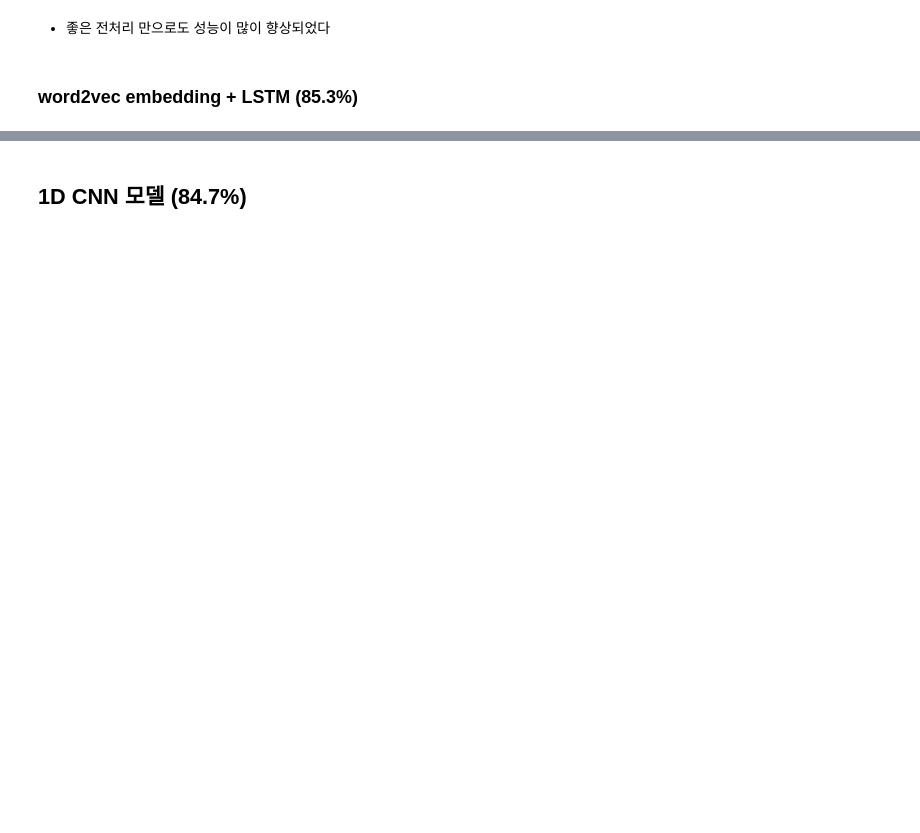
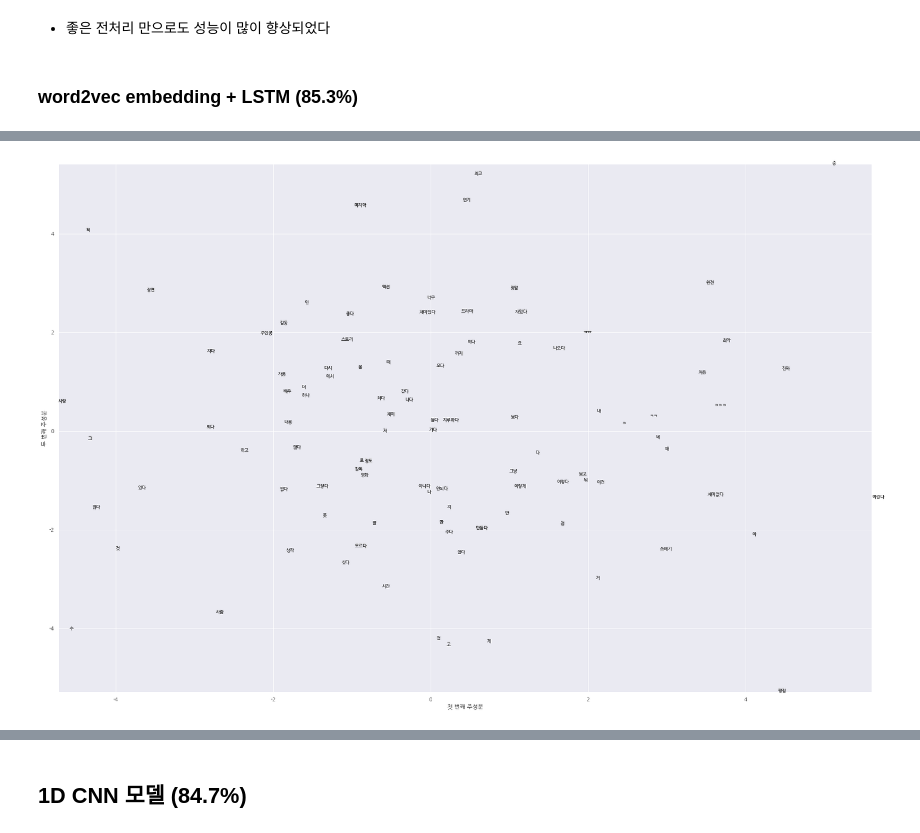
Before and after one commit to seongyeon1/aiffel, a Jupyter notebook: Exploration/Quest8/Naver Movie Review - LSTM, CNN.ipynb, the cells around one changed output, grey strips where cells are left out. Drawn from its saved outputs; the diff is of its cells as text; code cells hidden in the pictures; blank space fills up the shorter version.

```diff
--- a/Exploration/Quest8/Naver Movie Review - LSTM, CNN.ipynb
+++ b/Exploration/Quest8/Naver Movie Review - LSTM, CNN.ipynb
@@ -1119,0 +1176,2 @@ len(tokenizer.word_index)
+# %%
+loaded_model = KeyedVectors.load_word2vec_format('naver_review_w2v')
@@ -1119,0 +1187,12 @@ len(tokenizer.word_index)
+# %%
+vocab = list(loaded_model.key_to_index)
+X = loaded_model[vocab]
+
+# sz개의 단어에 대해서만 시각화
+sz = 100
+X_show = X[:sz,:]
+vocab_show = vocab[:sz]
+
+show_pca()
+# %% [output]
+[figure, added]
```
Also changed, not shown: parts of 76 cells of this notebook.
